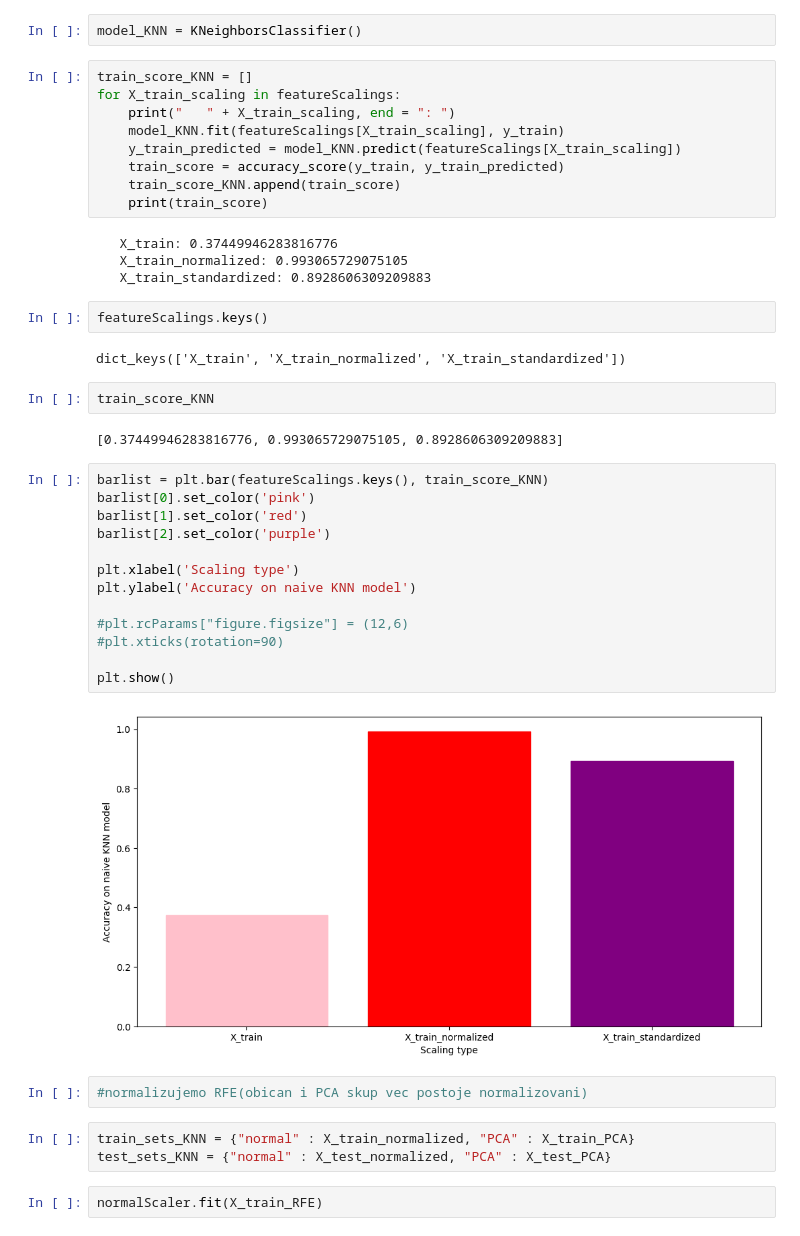
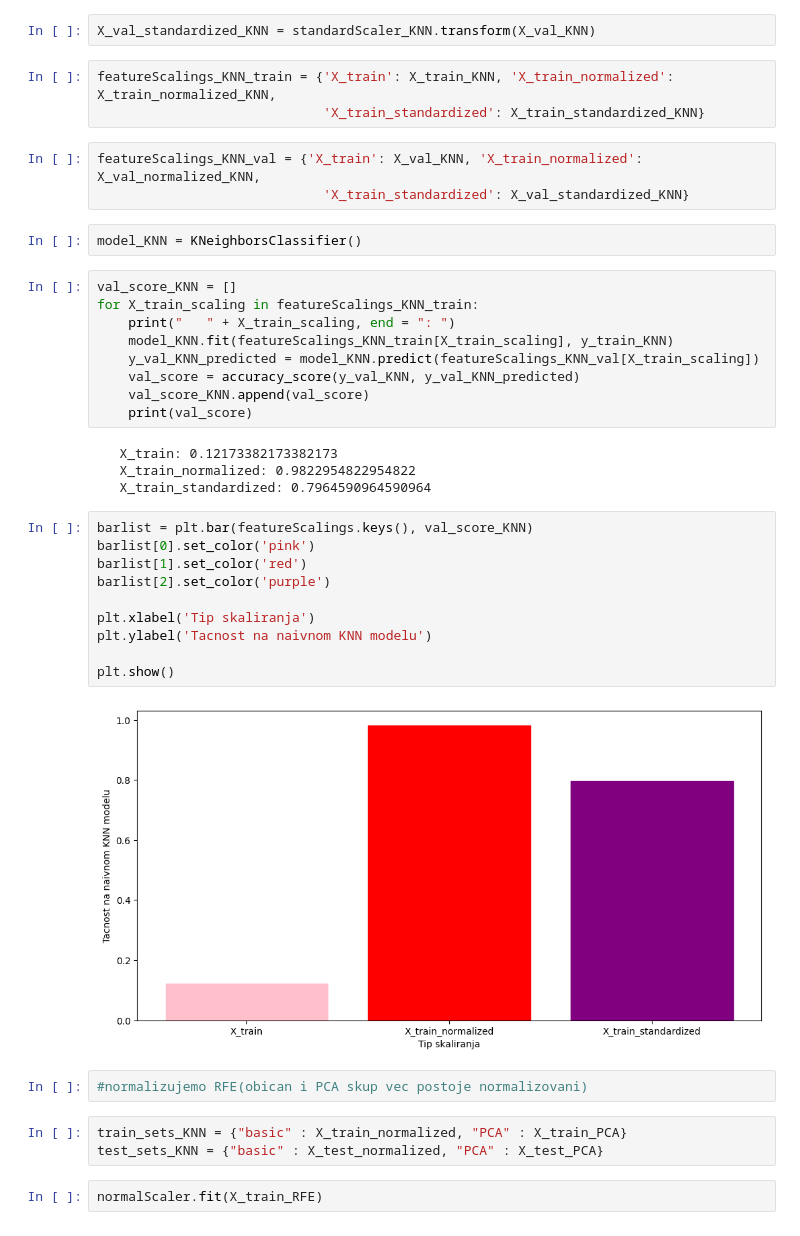
Before and after one commit to MATF-istrazivanje-podataka-1/2023_Data_Mining_Sensorless_drive_Dataset, a Jupyter notebook: preprocessing/classification/preprocessing_classification.ipynb, the cells around one changed output. Saved outputs shown, nothing was run; the diff lists cells and outputs as text.

```diff
--- a/preprocessing/classification/preprocessing_classification.ipynb
+++ b/preprocessing/classification/preprocessing_classification.ipynb
@@ -371,46 +450,43 @@ from sklearn.neighbors import KNeighborsClassifier
+# %%
+X_val_standardized_KNN = standardScaler_KNN.transform(X_val_KNN)
+# %%
+featureScalings_KNN_train = {'X_train': X_train_KNN, 'X_train_normalized': X_train_normalized_KNN,
+                             'X_train_standardized': X_train_standardized_KNN}
+# %%
+featureScalings_KNN_val = {'X_train': X_val_KNN, 'X_train_normalized': X_val_normalized_KNN,
+                             'X_train_standardized': X_val_standardized_KNN}
 # %%
 model_KNN = KNeighborsClassifier()
 # %%
-train_score_KNN = []
-for X_train_scaling in featureScalings:
+val_score_KNN = []
+for X_train_scaling in featureScalings_KNN_train:
     print("   " + X_train_scaling, end = ": ")
-    model_KNN.fit(featureScalings[X_train_scaling], y_train)
-    y_train_predicted = model_KNN.predict(featureScalings[X_train_scaling])
-    train_score = accuracy_score(y_train, y_train_predicted)
-    train_score_KNN.append(train_score)
-    print(train_score)
+    model_KNN.fit(featureScalings_KNN_train[X_train_scaling], y_train_KNN)
+    y_val_KNN_predicted = model_KNN.predict(featureScalings_KNN_val[X_train_scaling])
+    val_score = accuracy_score(y_val_KNN, y_val_KNN_predicted)
+    val_score_KNN.append(val_score)
+    print(val_score)
 # %% [output]
-   X_train: 0.37449946283816776
-   X_train_normalized: 0.993065729075105
-   X_train_standardized: 0.8928606309209883
+   X_train: 0.12173382173382173
+   X_train_normalized: 0.9822954822954822
+   X_train_standardized: 0.7964590964590964
-# %%
-featureScalings.keys()
-# %% [output]
-dict_keys(['X_train', 'X_train_normalized', 'X_train_standardized'])
-# %%
-train_score_KNN
-# %% [output]
-[0.37449946283816776, 0.993065729075105, 0.8928606309209883]
 # %%
-barlist = plt.bar(featureScalings.keys(), train_score_KNN)
+barlist = plt.bar(featureScalings.keys(), val_score_KNN)
 barlist[0].set_color('pink')
 barlist[1].set_color('red')
 barlist[2].set_color('purple')
 
-plt.xlabel('Scaling type')
-plt.ylabel('Accuracy on naive KNN model')
-
-#plt.rcParams["figure.figsize"] = (12,6)
-#plt.xticks(rotation=90)
+plt.xlabel('Tip skaliranja')
+plt.ylabel('Tacnost na naivnom KNN modelu')
 
 plt.show()
 # %% [output]
-[figure, old version]
+[figure, new version]
 # %%
 #normalizujemo RFE(obican i PCA skup vec postoje normalizovani)
 # %%
-train_sets_KNN = {"normal" : X_train_normalized, "PCA" : X_train_PCA}
-test_sets_KNN = {"normal" : X_test_normalized, "PCA" : X_test_PCA}
+train_sets_KNN = {"basic" : X_train_normalized, "PCA" : X_train_PCA}
+test_sets_KNN = {"basic" : X_test_normalized, "PCA" : X_test_PCA}
 # %%
 normalScaler.fit(X_train_RFE)
 # %% [output]
```
Also changed, not shown: parts of 48 cells of this notebook.
